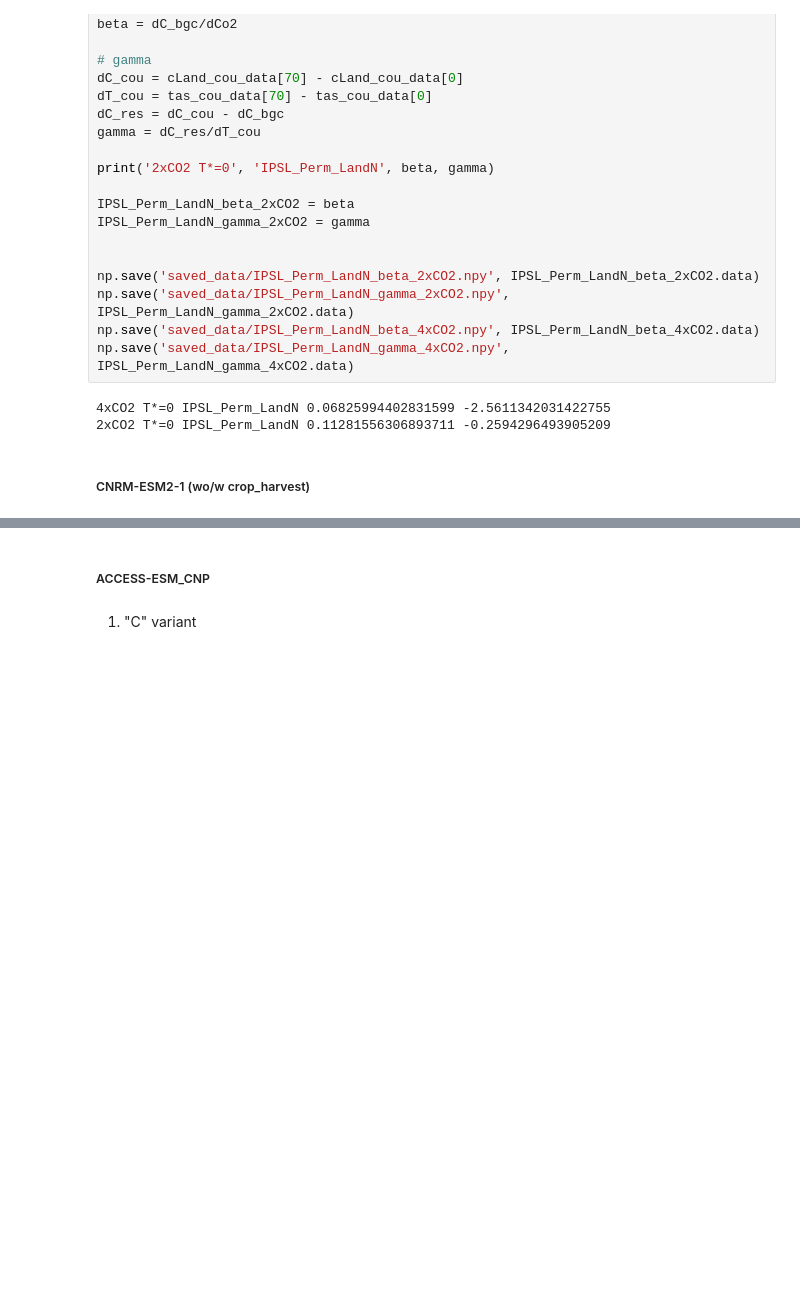
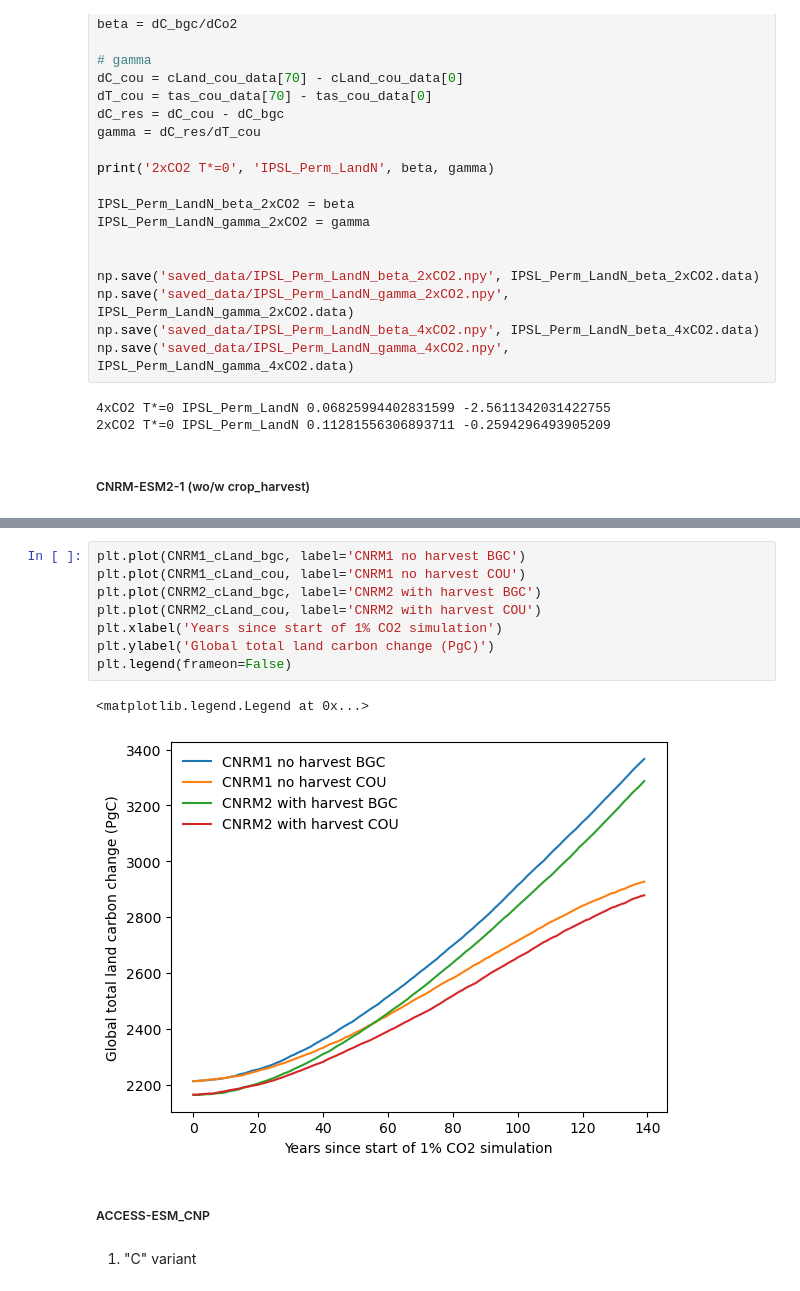
Before and after one commit to rebeccamayvarney/TCRE_betagamma, a Jupyter notebook: TCREsource_betagamma.ipynb, the cells around one changed output, grey strips where cells are left out. Drawn from its saved outputs; the diff is of its cells as text; blank space fills up the shorter version.

```diff
--- a/TCREsource_betagamma.ipynb
+++ b/TCREsource_betagamma.ipynb
@@ -605,3 +628,14 @@ np.save('saved_data/CNRM_harvest_gamma_2xCO2.npy', CNRM_harvest_gamma_2xCO2.data
+# %%
+plt.plot(CNRM1_cLand_bgc, label='CNRM1 no harvest BGC')
+plt.plot(CNRM1_cLand_cou, label='CNRM1 no harvest COU')
+plt.plot(CNRM2_cLand_bgc, label='CNRM2 with harvest BGC')
+plt.plot(CNRM2_cLand_cou, label='CNRM2 with harvest COU')
+plt.xlabel('Years since start of 1% CO2 simulation')
+plt.ylabel('Global total land carbon change (PgC)')
+plt.legend(frameon=False)
+# %% [output]
+<matplotlib.legend.Legend at 0x...>
+[figure, added]
 # %% [markdown]
 ##### ACCESS-ESM_CNP
 # %% [markdown]
```
Also changed, not shown: parts of 11 cells of this notebook, 1 other file.
